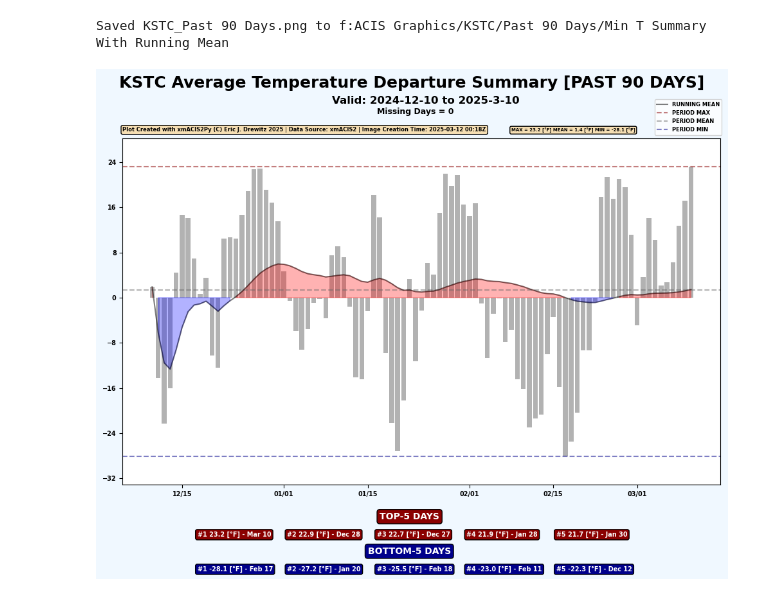
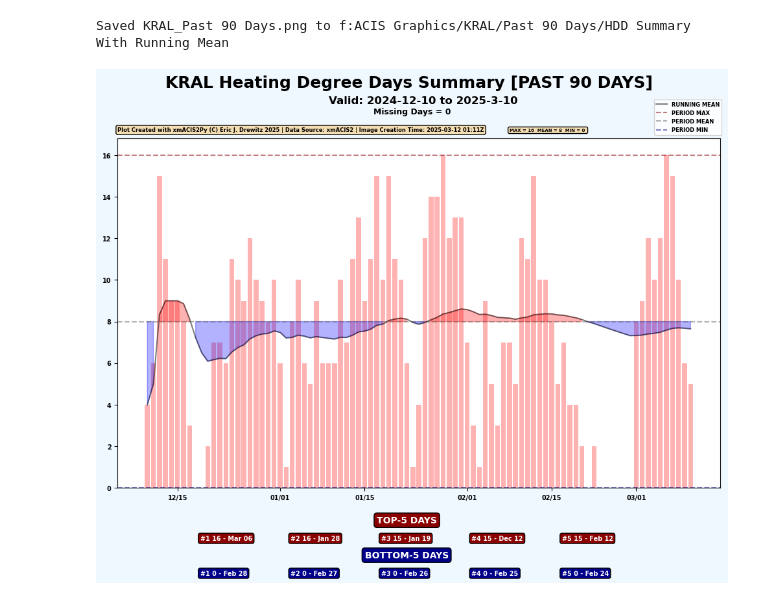
Before and after one commit to edrewitz/xmACIS2Py-Jupyter-Lab-Tutorials, a Jupyter notebook: Tutorials/avg_dep.ipynb, the cells around one changed output. Cells and saved outputs as stored; diff of their text form; code cells hidden in the pictures.

```diff
--- a/Tutorials/avg_dep.ipynb
+++ b/Tutorials/avg_dep.ipynb
@@ -8,9 +8,9 @@ from xmacis2py import plot_average_temperature_departure_summary
 # %%
 '''
 In this example we will not be changing any optional arguments
 Please see other examples for tutorials on optional arguments
 '''
-plot_average_temperature_departure_summary('KSTC', 90)
+plot_hdd_summary('KRAL', 90)
 # %% [output]
-Saved KSTC_Past 90 Days.png to f:ACIS Graphics/KSTC/Past 90 Days/Min T Summary With Running Mean
+Saved KRAL_Past 90 Days.png to f:ACIS Graphics/KRAL/Past 90 Days/HDD Summary With Running Mean
-[figure, old version]
+[figure, new version]
```
Also changed, not shown: parts of 1 cell of this notebook, 3 other files.
